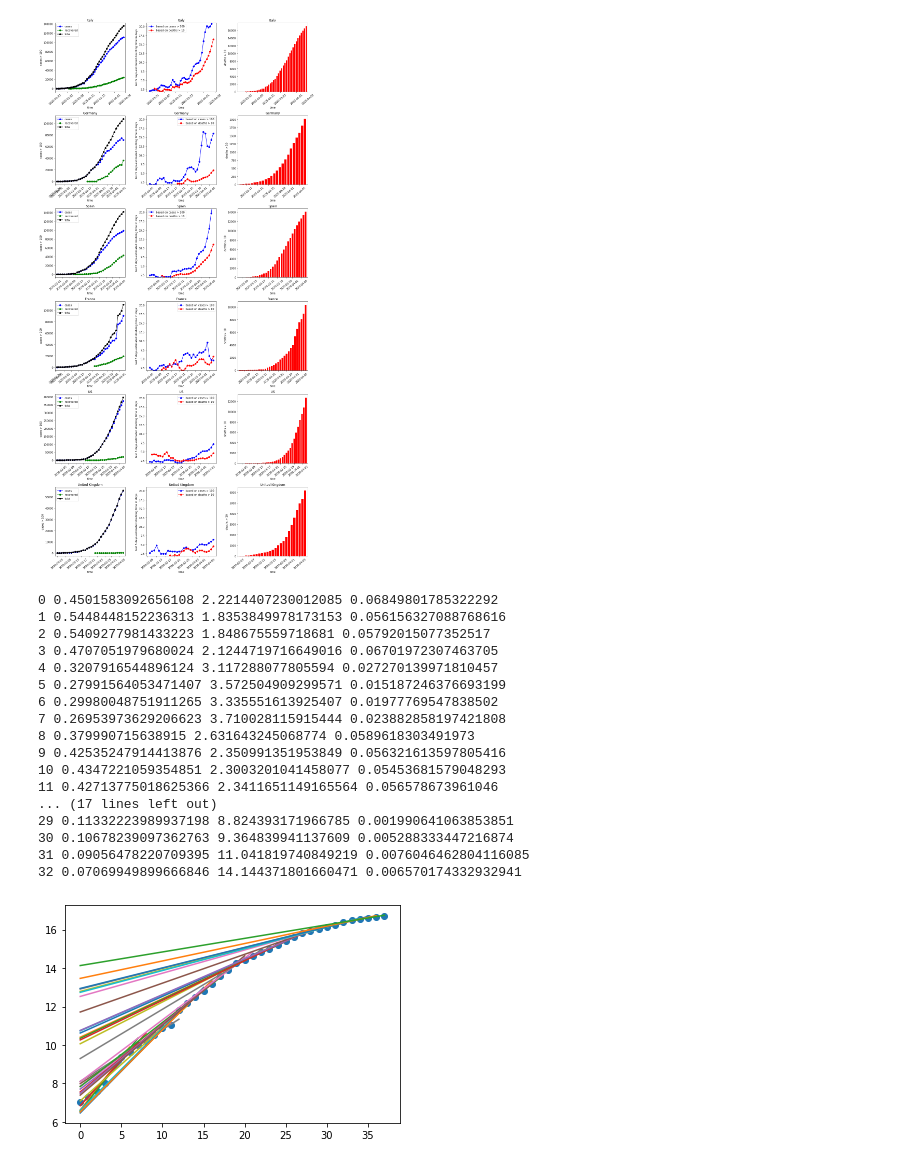
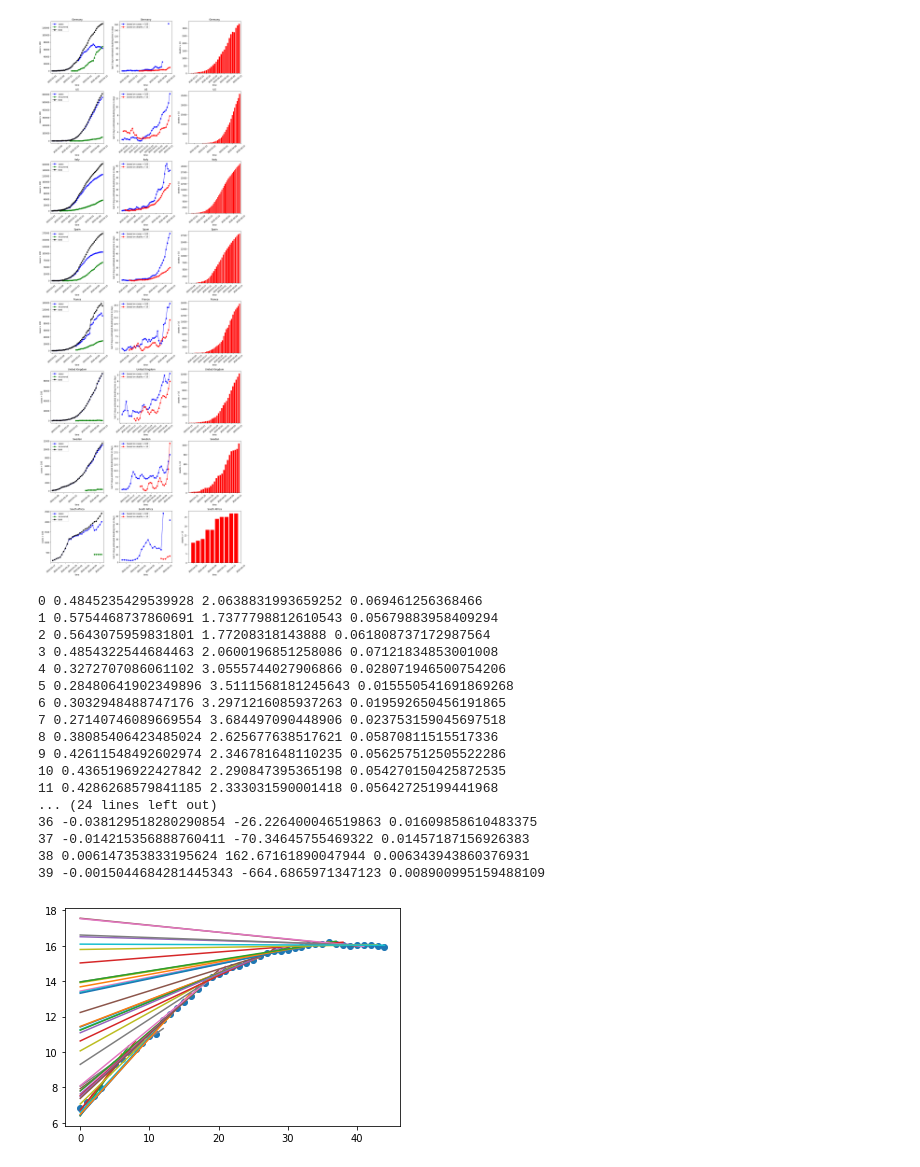
Before and after one commit to togeig/covid19_analysis, a Jupyter notebook: corona-analysis-JHU.ipynb, the cells around one changed output. Cells and saved outputs as stored; diff of their text form; code cells hidden in the pictures.

```diff
--- a/corona-analysis-JHU.ipynb
+++ b/corona-analysis-JHU.ipynb
@@ -102,6 +102,8 @@ def doubling_time(sub_sample, inc, datatype):
 
         s,i,r,p,std = linregress(sub_sample.index[el:el+inc], np.log2(sub_sample[datatype][el:el+inc]))
         #print (el, s, 1/s)
+        if 1/s <= 0:
+            s=np.nan
         slope_ls.append(1/s)
         el=el+1
     return slope_ls
@@ -154,7 +156,7 @@ def plot_cty(ctyls, datatypels, inc, case_th, death_th, opath, save=False):
             # second column plot, doubling time of cases and deaths
             axs[ctyno,1].set_xlabel('time')
             axs[ctyno,1].set_ylabel('last {0} days-estimated doubling time in days'.format(inc))
-            axs[ctyno,1].set_ylim([1.8,21])
+            #axs[ctyno,1].set_ylim([1.8,21])
             axs[ctyno,1].set_title(cty)
             sub_sample=sub_sample.reset_index()
             xx=sub_sample.index
@@ -171,7 +173,7 @@ def plot_cty(ctyls, datatypels, inc, case_th, death_th, opath, save=False):
 # %%
 ### plot country data
 # choose country
-ctyls=['Italy','Germany','Spain', 'France','US','United Kingdom']
+ctyls=['Germany','US','Italy','Spain', 'France','United Kingdom','Sweden','South Africa']
 #ctyls=['China','Korea','Germany']
 datatypels=['cases','deaths']
 opath='COVID-19_doubling-time_analysis_by_country.pdf'
@@ -202,7 +199,10 @@ last update 2020-04-07 00:00:00
-[figure, old version]
+[figure, new version]
 # %%
 cty='Germany'; datatype='cases'
-sample=data_gpd[data_gpd['country'].str.contains(cty)==True].iloc[:,2:].T
+#sample=data_gpd[data_gpd['country'].str.contains(cty)==True].iloc[:,2:].T
+sample_all=data_gpd[data_gpd['country'].str.contains(cty)==True].iloc[:,2:].T  # cases
+sample_rec=rec_gpd[rec_gpd['country'].str.contains(cty)==True].iloc[:,2:].T  # recovered
+sample=sample_all - sample_rec
 sample.index=pd.to_datetime(sample.index)
 sample.columns=[datatype]
 sub_sample=sample[sample[datatype] > 100]
@@ -218,21 +218,21 @@ while el+inc < len(sub_sample):
     el=el+1
     plt.plot(xx[:el+inc],xx[:el+inc]*s+i)
 # %% [output]
-0 0.4501583092656108 2.2214407230012085 0.06849801785322292
-1 0.5448448152236313 1.8353849978173153 0.056156327088768616
-2 0.5409277981433223 1.848675559718681 0.05792015077352517
-3 0.4707051979680024 2.1244719716649016 0.06701972307463705
-4 0.3207916544896124 3.117288077805594 0.027270139971810457
-5 0.27991564053471407 3.572504909299571 0.015187246376693199
-6 0.29980048751911265 3.335551613925407 0.01977769547838502
-7 0.26953973629206623 3.710028115915444 0.023882858197421808
-8 0.379990715638915 2.631643245068774 0.0589618303491973
-9 0.42535247914413876 2.350991351953849 0.056321613597805416
-10 0.4347221059354851 2.3003201041458077 0.05453681579048293
-11 0.42713775018625366 2.3411651149165564 0.056578673961046
-... (17 lines left out)
-29 0.11332223989937198 8.824393171966785 0.001990641063853851
-30 0.10678239097362763 9.364839941137609 0.005288333447216874
-31 0.09056478220709395 11.041819740849219 0.0076046462804116085
-32 0.07069949899666846 14.144371801660471 0.006570174332932941
+0 0.4845235429539928 2.0638831993659252 0.069461256368466
+1 0.5754468737860691 1.7377798812610543 0.05679883958409294
+2 0.5643075959831801 1.77208318143888 0.061808737172987564
+3 0.4854322544684463 2.0600196851258086 0.07121834853001008
+4 0.3272707086061102 3.0555744027906866 0.028071946500754206
+5 0.28480641902349896 3.5111568181245643 0.015550541691869268
+6 0.3032948488747176 3.2971216085937263 0.019592650456191865
+7 0.27140746089669554 3.684497090448906 0.023753159045697518
+8 0.38085406423485024 2.625677638517621 0.05870811515517336
+9 0.42611548492602974 2.346781648110235 0.056257512505522286
+10 0.4365196922427842 2.290847395365198 0.054270150425872535
+11 0.4286268579841185 2.333031590001418 0.05642725199441968
+... (24 lines left out)
+36 -0.038129518280290854 -26.226400046519863 0.01609858610483375
+37 -0.014215356888760411 -70.34645755469322 0.01457187156926383
+38 0.006147353833195624 162.67161890047944 0.006343943860376931
+39 -0.0015044684281445343 -664.6865971347123 0.008900995159488109
-[figure, old version]
+[figure, new version]
```
Also changed, not shown: parts of 5 cells of this notebook, 1 other file.
